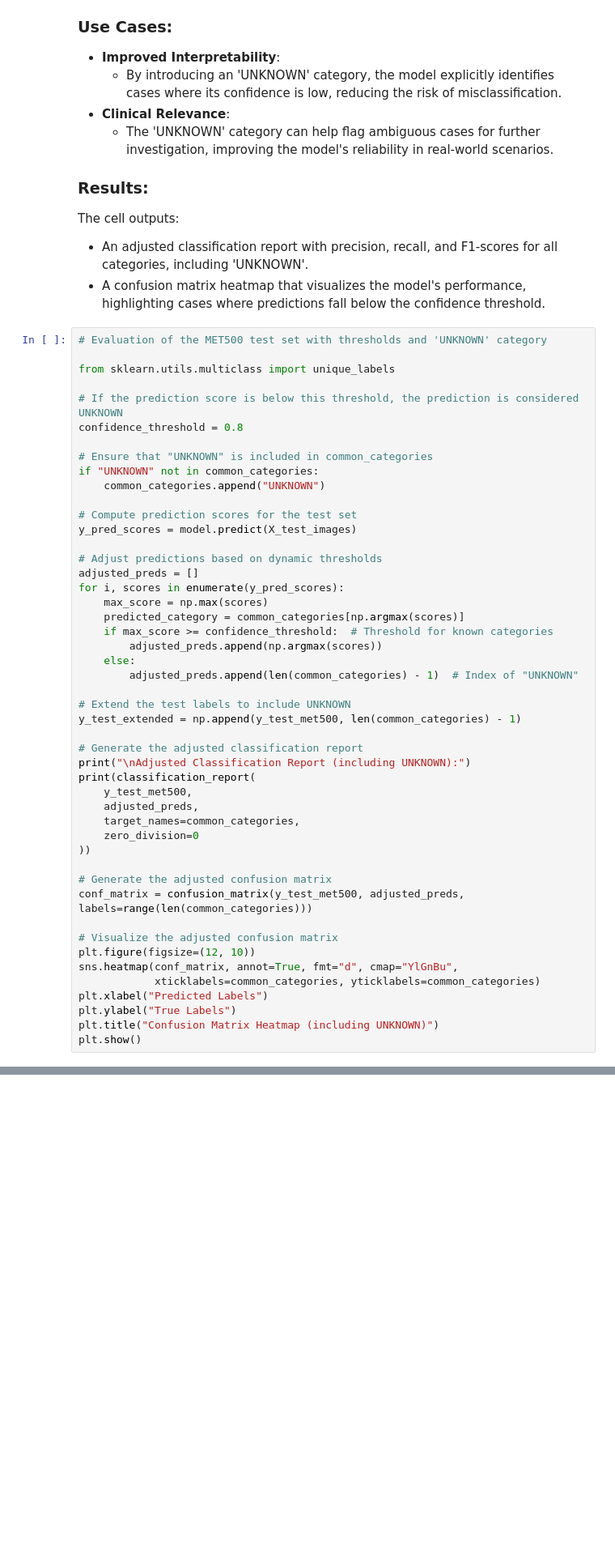
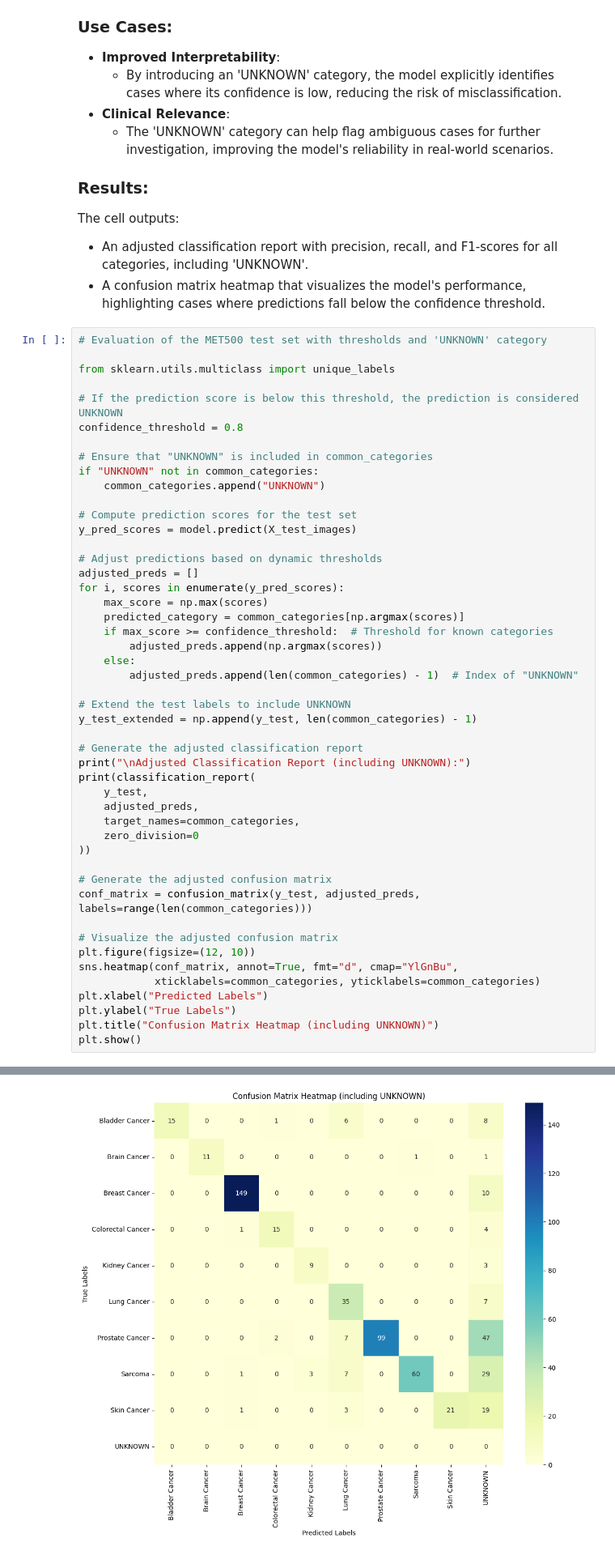
Before and after one commit to lusob/PrimaryDiseaseDetector, a Jupyter notebook: PrimaryDiseaseDetector.ipynb, the cells around one changed output, grey strips where cells are left out. Shown: that part at 81% size. Saved outputs shown, nothing was run; the diff lists cells and outputs as text; blank space fills up the shorter version.

```diff
--- a/PrimaryDiseaseDetector.ipynb
+++ b/PrimaryDiseaseDetector.ipynb
@@ -256,19 +351,19 @@ for i, scores in enumerate(y_pred_scores):
         adjusted_preds.append(len(common_categories) - 1)  # Index of "UNKNOWN"
 
 # Extend the test labels to include UNKNOWN
-y_test_extended = np.append(y_test_met500, len(common_categories) - 1)
+y_test_extended = np.append(y_test, len(common_categories) - 1)
 
 # Generate the adjusted classification report
 print("\nAdjusted Classification Report (including UNKNOWN):")
 print(classification_report(
-    y_test_met500,
+    y_test,
     adjusted_preds,
     target_names=common_categories,
     zero_division=0
 ))
 
 # Generate the adjusted confusion matrix
-conf_matrix = confusion_matrix(y_test_met500, adjusted_preds, labels=range(len(common_categories)))
+conf_matrix = confusion_matrix(y_test, adjusted_preds, labels=range(len(common_categories)))
 
 # Visualize the adjusted confusion matrix
 plt.figure(figsize=(12, 10))
@@ -278,3 +373,4 @@ plt.xlabel("Predicted Labels")
 plt.ylabel("True Labels")
 plt.title("Confusion Matrix Heatmap (including UNKNOWN)")
 plt.show()
+# %% [output]
@@ -281,3 +396,4 @@ plt.show()
+[figure, added]
 # %% [markdown]
 ## GeneScanner: Visualization Tool for Model Interpretability
 
```
Also changed, not shown: parts of 5 cells of this notebook.
